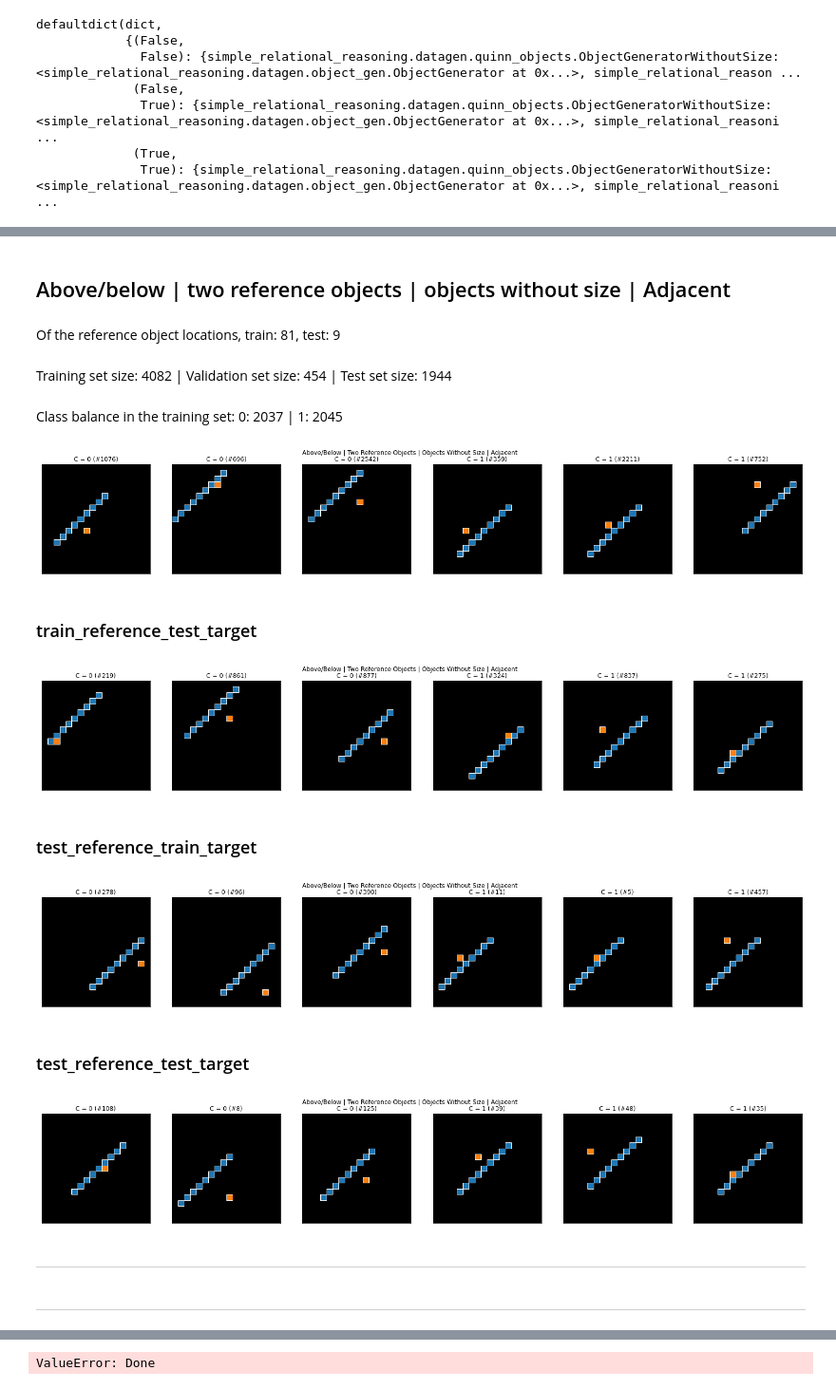
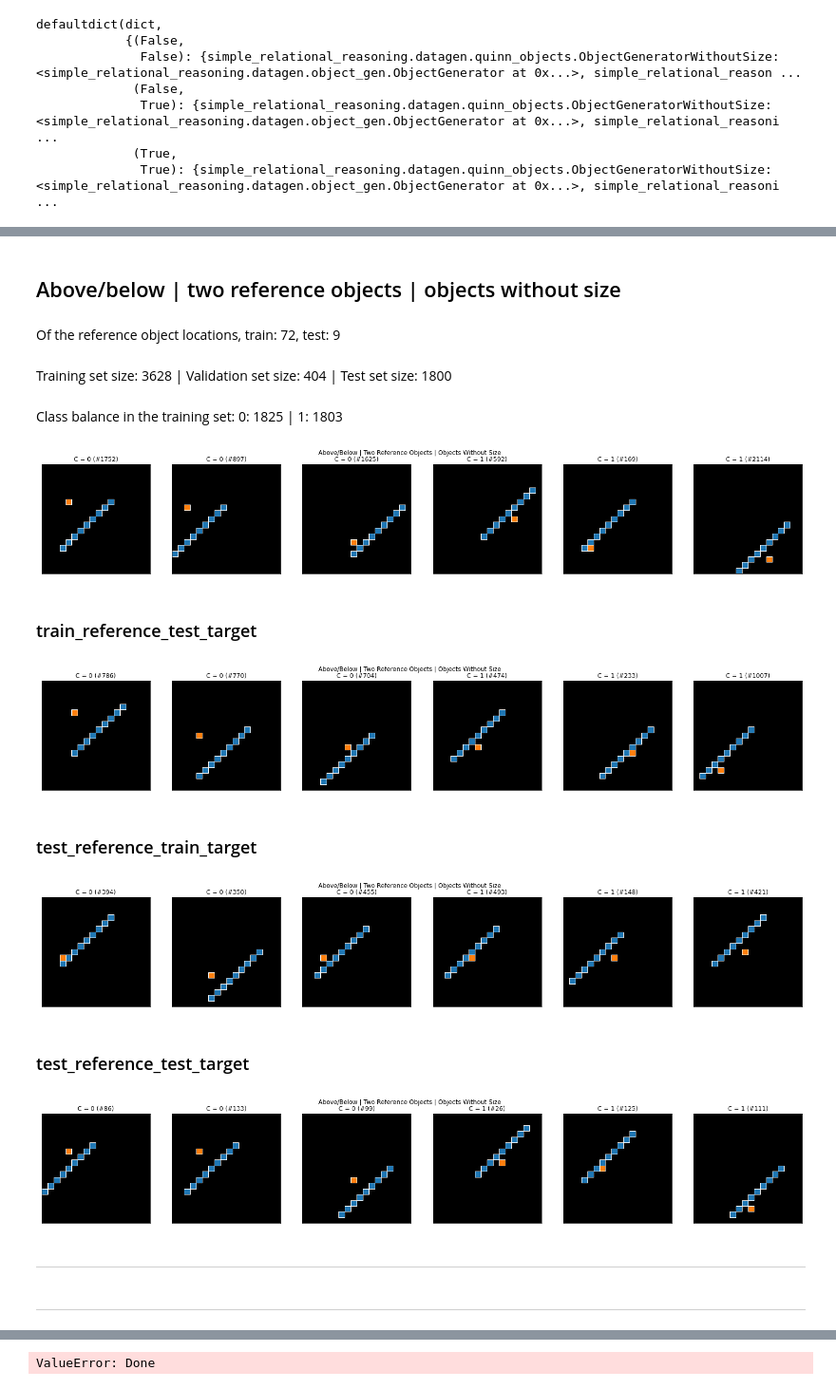
Before and after one commit to guydav/simple-relational-reasoning, a Jupyter notebook: notebooks/QuinnObjectVisualizations.ipynb, the cells around one changed output, grey strips where cells are left out. Shown: that part at 95% size. Cells and saved outputs as stored; diff of their text form; code cells hidden in the pictures.

```diff
--- a/notebooks/QuinnObjectVisualizations.ipynb
+++ b/notebooks/QuinnObjectVisualizations.ipynb
@@ -321,7 +314,7 @@ for between_relation in (False, True):
             title = f'{"Between" if between_relation else "Above/below"} | {"two reference objects" if two_reference_objects else "one reference object"} | {NAMES[generator_class]}'
             display(Markdown(f'## {title}'))
             gen = generator_class(SEED, REFERENCE_OBJECT_SIZE, False, TARGET_OBJECT_SIZE)
-            dataset = CombinedQuinnDatasetGenerator(gen, X_MAX, Y_MAX + int(two_reference_objects), SEED,
+            dataset = CombinedQuinnDatasetGenerator(gen, X_MAX, Y_MAX, SEED,
                 two_reference_objects=two_reference_objects,
                 between_relation=between_relation,
                 prop_train_reference_object_locations=PROP_TRAIN_REF_LOCATIONS,
@@ -382,7 +375,7 @@ generator_class = ObjectGeneratorWithoutSize
 title = f'{"Between" if between_relation else "Above/below"} | {"two reference objects" if two_reference_objects else "one reference object"} | {NAMES[generator_class]} | Adjacent'
 display(Markdown(f'## {title}'))
 gen = generator_class(SEED, REFERENCE_OBJECT_SIZE, False, TARGET_OBJECT_SIZE)
-dataset = CombinedQuinnDatasetGenerator(gen, X_MAX, Y_MAX + int(two_reference_objects), SEED,
+dataset = CombinedQuinnDatasetGenerator(gen, X_MAX, Y_MAX, SEED,
     two_reference_objects=two_reference_objects,
     between_relation=between_relation,
     adjacent_reference_objects=True,
@@ -438,10 +502,10 @@ between_relation = False
 two_reference_objects = True
 generator_class = ObjectGeneratorWithoutSize
 
-title = f'{"Between" if between_relation else "Above/below"} | {"two reference objects" if two_reference_objects else "one reference object"} | {NAMES[generator_class]} | Adjacent'
+title = f'{"Between" if between_relation else "Above/below"} | {"two reference objects" if two_reference_objects else "one reference object"} | {NAMES[generator_class]}'
 display(Markdown(f'## {title}'))
 gen = ObjectGeneratorWithoutSize(SEED, REFERENCE_OBJECT_SIZE, True, TARGET_OBJECT_SIZE)
-dataset = DiagonalAboveBelowDatasetGenerator(gen, X_MAX, Y_MAX + int(two_reference_objects), SEED,
+dataset = DiagonalAboveBelowDatasetGenerator(gen, X_MAX, Y_MAX, SEED,
     prop_train_reference_object_locations=PROP_TRAIN_REF_LOCATIONS,
     prop_train_target_object_locations=PROP_TRAIN_TARGET_LOCATIONS,
     subsample_train_size=SUBSAMPLE)
@@ -450,43 +514,43 @@ dataset = DiagonalAboveBelowDatasetGenerator(gen, X_MAX, Y_MAX + int(two_referen
 train = dataset.get_training_dataset()
 label_arr = np.array(train.labels)
 unique_labels, unique_counts = np.unique(label_arr, return_counts=True)
 
 test_datasets = dataset.get_test_datasets()
 
 display(Markdown(f'Of the reference object locations, train: {len(dataset.train_reference_object_locations)}, test: {len(dataset.test_reference_object_locations)} '))
 
 total_test_size = sum([len(test_datasets[key]) for key in test_datasets])
 display(Markdown(f'Training set size: {len(train)} | Validation set size: {len(dataset.get_validation_dataset().labels)} | Test set size: {total_test_size}'))
 
 class_sizes = ' | '.join([f'{unique_labels[i]}: {unique_counts[i]}' for i in range(len(unique_labels))])
 display(Markdown(f'Class balance in the training set: {class_sizes}'))
 train_indices = {}
 faux_generators = ONE_OR_TWO_QUINN_FAUX_GENERATORS[(between_relation, two_reference_objects)]
 
 plot_single_dataset(train, train_indices, faux_generators=faux_generators)
 
 for test_set_name, test_set in test_datasets.items():
     display(Markdown(f'### {test_set_name}'))
     test_indices = {}
     plot_single_dataset(test_set, test_indices, faux_generators=faux_generators)
 
 train_indices = {}
 
 display(Markdown('-----'))
 
 display(Markdown('-----'))
 # %% [output]
-## Above/below | two reference objects | objects without size | Adjacent
+## Above/below | two reference objects | objects without size
-Of the reference object locations, train: 81, test: 9
+Of the reference object locations, train: 72, test: 9
-Training set size: 4082 | Validation set size: 454 | Test set size: 1944
+Training set size: 3628 | Validation set size: 404 | Test set size: 1800
-Class balance in the training set: 0: 2037 | 1: 2045
+Class balance in the training set: 0: 1825 | 1: 1803
-[figure, old version]
+[figure, new version]
 ### train_reference_test_target
-[figure, old version]
+[figure, new version]
 ### test_reference_train_target
-[figure, old version]
+[figure, new version]
 ### test_reference_test_target
-[figure, old version]
+[figure, new version]
 -----
 -----
 # %%
```
Also changed, not shown: parts of 8 cells of this notebook, 4 other files.
